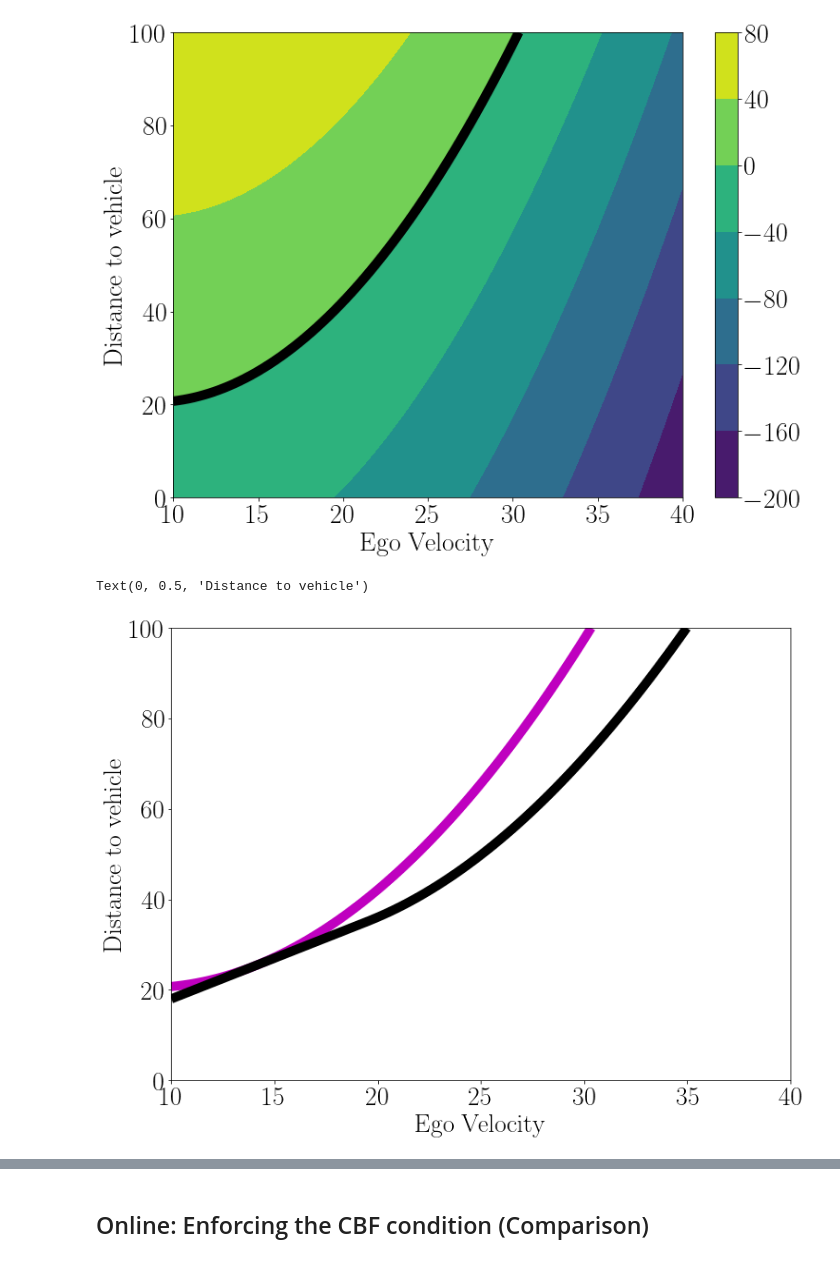
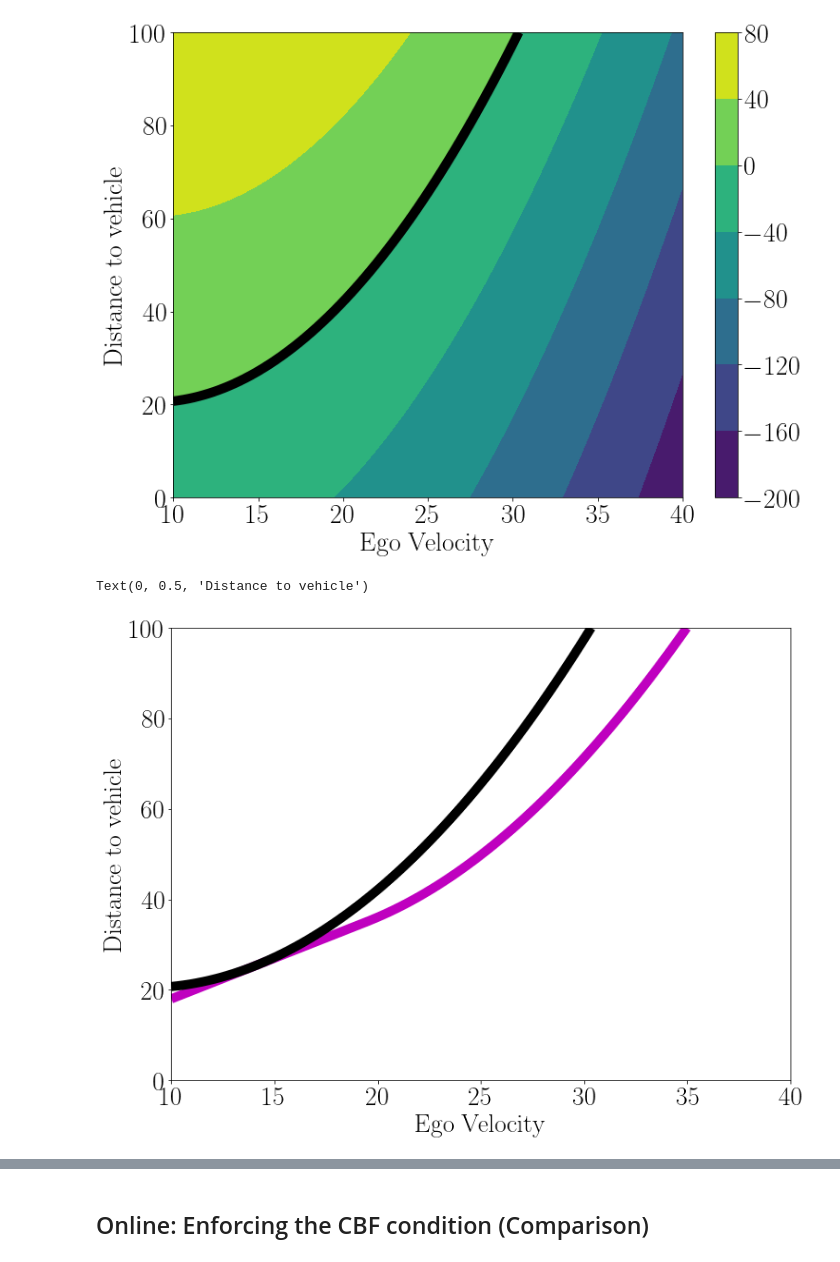
Before and after one commit to UCSD-SASLab/refineCBF, a Jupyter notebook: examples/acc.ipynb, the cells around one changed output, grey strips where cells are left out. Drawn from its saved outputs; the diff is of its cells as text; code cells hidden in the pictures.

```diff
--- a/examples/acc.ipynb
+++ b/examples/acc.ipynb
@@ -96,7 +100,7 @@ high_bound = jnp.array([1e3, 40., 100.])
 nbr_pts = (51, 101, 101)
 grid = hj.Grid.from_lattice_parameters_and_boundary_conditions(hj.sets.Box(low_bound, high_bound), nbr_pts)
 
-acc_tabular_cbf = cbf_hjr.TabularCBF(acc, grid)
+acc_tabular_cbf = cbf_hjr.TabularControlAffineCBF(acc, grid=grid)
 # %%
 acc_tabular_cbf.tabularize_cbf(acc_cbf)
 # %%
@@ -125,4 +129,6 @@ time = 0.
 target_time = -20.0
 times = jnp.linspace(time, target_time, 101)
 target_values = hj.solve(solver_settings, dyn_reachability, grid, times, init_value)
+# %%
+acc_tabular_cbf.vf_table = np.array(target_values[-1])
 # %%
@@ -133,14 +139,14 @@ target_values_hjr = hj.solve(solver_settings, dyn_reachability, grid, times, obs
 # %%
-idx = 101
+idx = 0
 fig, ax = plt.subplots(figsize=(12, 9))
 # c = ax.contourf(grid.coordinate_vectors[1], grid.coordinate_vectors[2], target_values[idx][0].T)
 ax.contour(grid.coordinate_vectors[1], grid.coordinate_vectors[2], acc_tabular_cbf.vf_table[0, ...].T, levels=[0.0], colors='m', linewidths=10)
 ax.contour(grid.coordinate_vectors[1], grid.coordinate_vectors[2], target_values[idx][0].T, levels=[0.0], colors='k', linewidths=10)
 ax.set_xlabel("Ego Velocity")
 ax.set_ylabel("Distance to vehicle")
 # %% [output]
 Text(0, 0.5, 'Distance to vehicle')
-[figure, old version]
+[figure, new version]
 # %%
 def render_frame(i, colorbar=False):
     global cont
```
Also changed, not shown: parts of 8 cells of this notebook.
